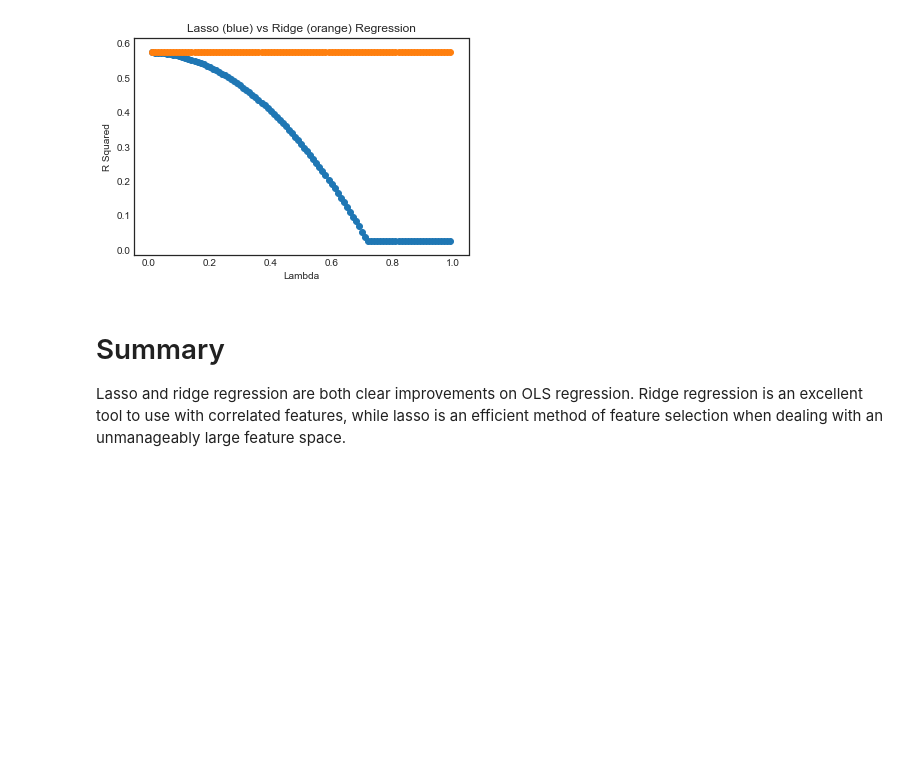
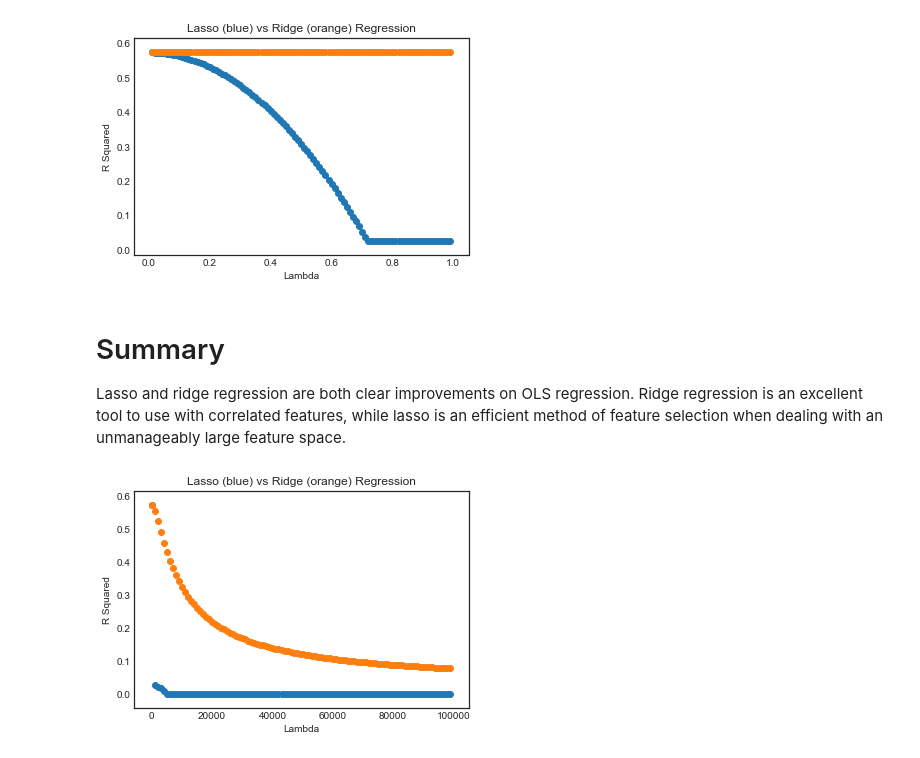
Before and after one commit to maxcalabro/Thinkful_Unit_3, a Jupyter notebook: 3.3.3+Lasso+Regression.ipynb, the cells around one changed output. Saved outputs shown, nothing was run; the diff lists cells and outputs as text; code cells hidden in the pictures; blank space fills up the shorter version.

```diff
--- a/3.3.3+Lasso+Regression.ipynb
+++ b/3.3.3+Lasso+Regression.ipynb
@@ -174,0 +177,27 @@ Lasso and ridge regression are both clear improvements on OLS regression.  Ridge
+# %%
+# Your code here
+
+lam_max = .1
+ridge_all = []
+lass_all = []
+lam_all = []
+
+for lam in range(1, 10000000, 100000):
+    lam /= 100
+    lam_all.append(lam)
+    ridgeBig = linear_model.Ridge(alpha=lam, fit_intercept=False)
+    ridgeBig.fit(X_train2, Y_train)
+    ridge_all.append(ridgeBig.score(X_train2, Y_train))
+
+    lassBig = linear_model.Lasso(alpha=lam)
+    lassBig.fit(X_train2, Y_train)
+    lass_all.append(lassBig.score(X_train2, Y_train))
+# %%
+plt.scatter(lam_all, lass_all)
+plt.scatter(lam_all, ridge_all)
+plt.title('Lasso (blue) vs Ridge (orange) Regression')
+plt.xlabel('Lambda')
+plt.ylabel('R Squared')
+plt.show()
+# %% [output]
+[figure, added]
```
Also changed, not shown: parts of 1 cell of this notebook.
